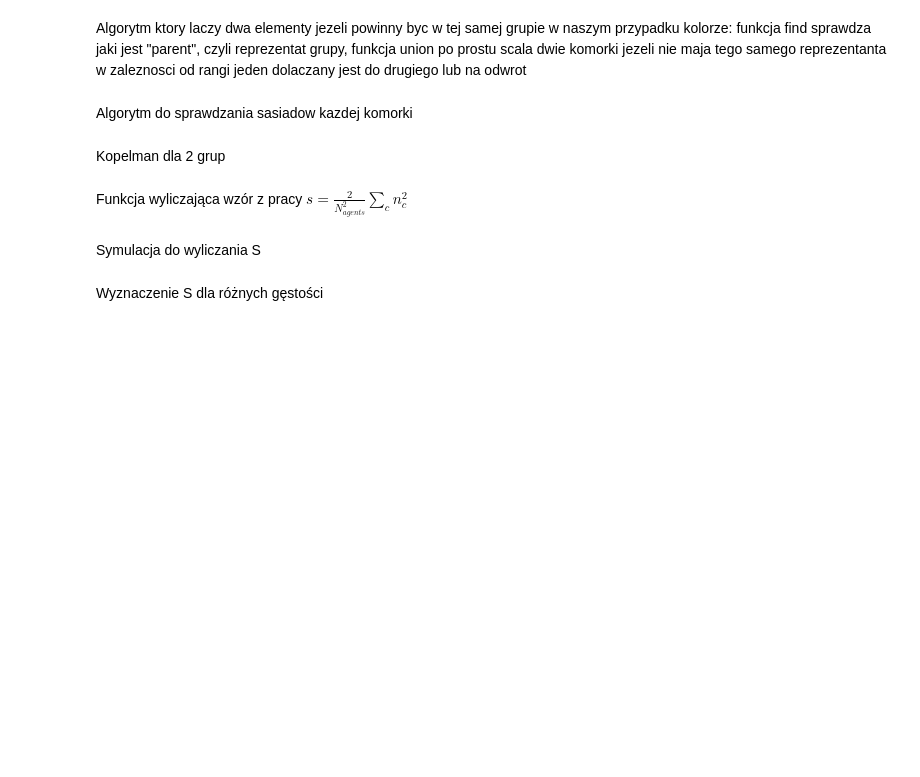
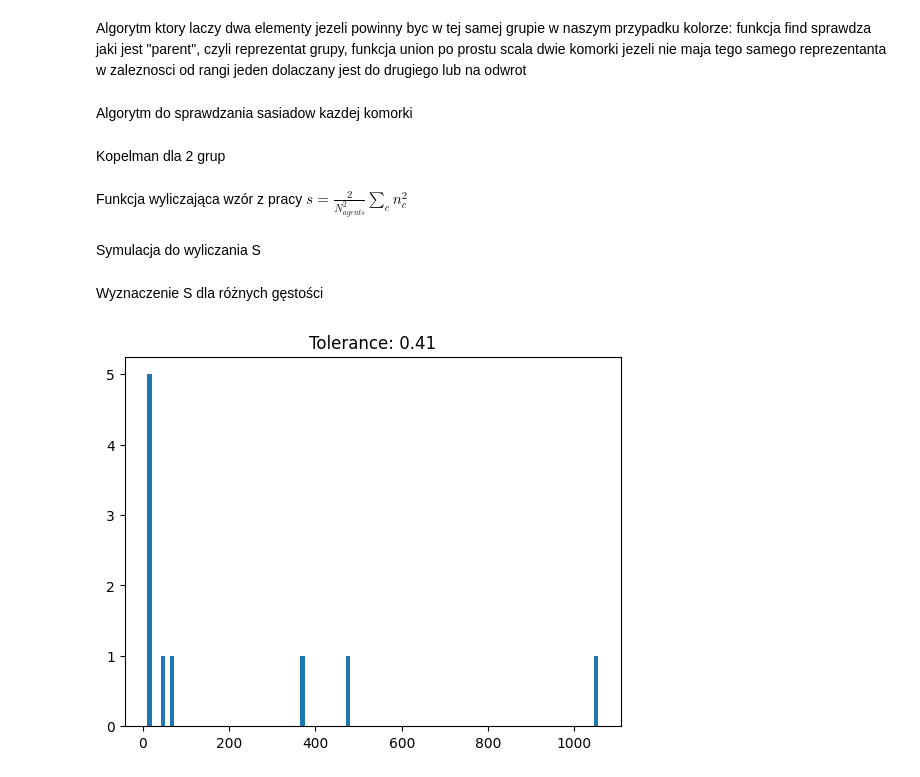
Before and after one commit to Tuliuszen/LabSpec, a Jupyter notebook: Szcz_Lys_Schelling.ipynb, the cells around one changed output. Drawn from its saved outputs; the diff is of its cells as text; code cells hidden in the pictures; blank space fills up the shorter version.

Commit message:
Dodany histogram log log

```diff
--- a/Szcz_Lys_Schelling.ipynb
+++ b/Szcz_Lys_Schelling.ipynb
@@ -123,7 +123,7 @@ def plot_grid(grid, iteration, cmap):
 # %% [markdown]
 Symulacja
 # %%
-def run_schelling_simulation(grid_size=50, density=0.75, intolerance=0.3, max_iterations=10000, plot=True, animate=False):
+def run_schelling_simulation(grid_size=50, density=0.75, intolerance=0.3, max_iterations=50000, plot=True, animate=False):
 
     grid, empty_spots = initialize_grid(grid_size, density)
     cmap = plt.cm.colors.ListedColormap(['white', 'green', 'blue'])
@@ -180,10 +180,11 @@ def run_schelling_simulation(grid_size=50, density=0.75, intolerance=0.3, max_it
             print("Running outside Jupyter, saving animation...")
             ani.save('schelling_simulation.gif', writer='imagemagick')
 
-    if not unhappy_agents:
-        print(f"All agents are satisfied - equilibrium reached at iteration {iteration}")
-    elif iteration >= max_iterations:
-        print(f"Reached maximum iteration limit: {max_iterations}")
+    if plot:
+        if not unhappy_agents:
+            print(f"All agents are satisfied - equilibrium reached at iteration {iteration}")
+        elif iteration >= max_iterations:
+            print(f"Reached maximum iteration limit: {max_iterations}")
 
     return unhappy_agents_history, grid
 # %% [markdown]
@@ -418,10 +419,16 @@ def calculateS(label1, label2):
     sum_sq1 = sum((sz * sz) for sz in cluster_sizes1.values())
     sum_sq2 = sum((sz * sz) for sz in cluster_sizes2.values())
 
+    hist_val = []
+
+    for val, val2 in zip(cluster_sizes1.values(), cluster_sizes2.values()):
+        hist_val.append(val)
+        hist_val.append(val2)
+
     sq_tot = sum_sq1 + sum_sq2
 
     s_value = 2.0 * sq_tot / (N_tot * N_tot)
-    return s_value
+    return s_value, sorted(hist_val)
 # %% [markdown]
 Symulacja do wyliczania S
 # %%
@@ -443,2 +455,17 @@ def simulation_of_S(grid_size=20, density=0.95, step_size=0.1):
+# %%
+def oneSimS(tol):
+    unsatfTEMP, grid = run_schelling_simulation(grid_size=50, density=0.95, intolerance=tol, plot=False)
+    lp, lm = hoshen_kopelman_2groups(grid)
+    s_val, hist_list = calculateS(lp, lm)
+
+    return s_val, hist_list
 # %% [markdown]
 Wyznaczenie S dla różnych gęstości
+# %%
+sv, hl = oneSimS(tol=0.41)
+# %%
+plt.hist(hl, label="tol 0.41", bins=100)
+plt.title(f'Tolerance: 0.41')
+plt.show()
+# %% [output]
+[figure, added]
```
Also changed, not shown: parts of 16 cells of this notebook.
